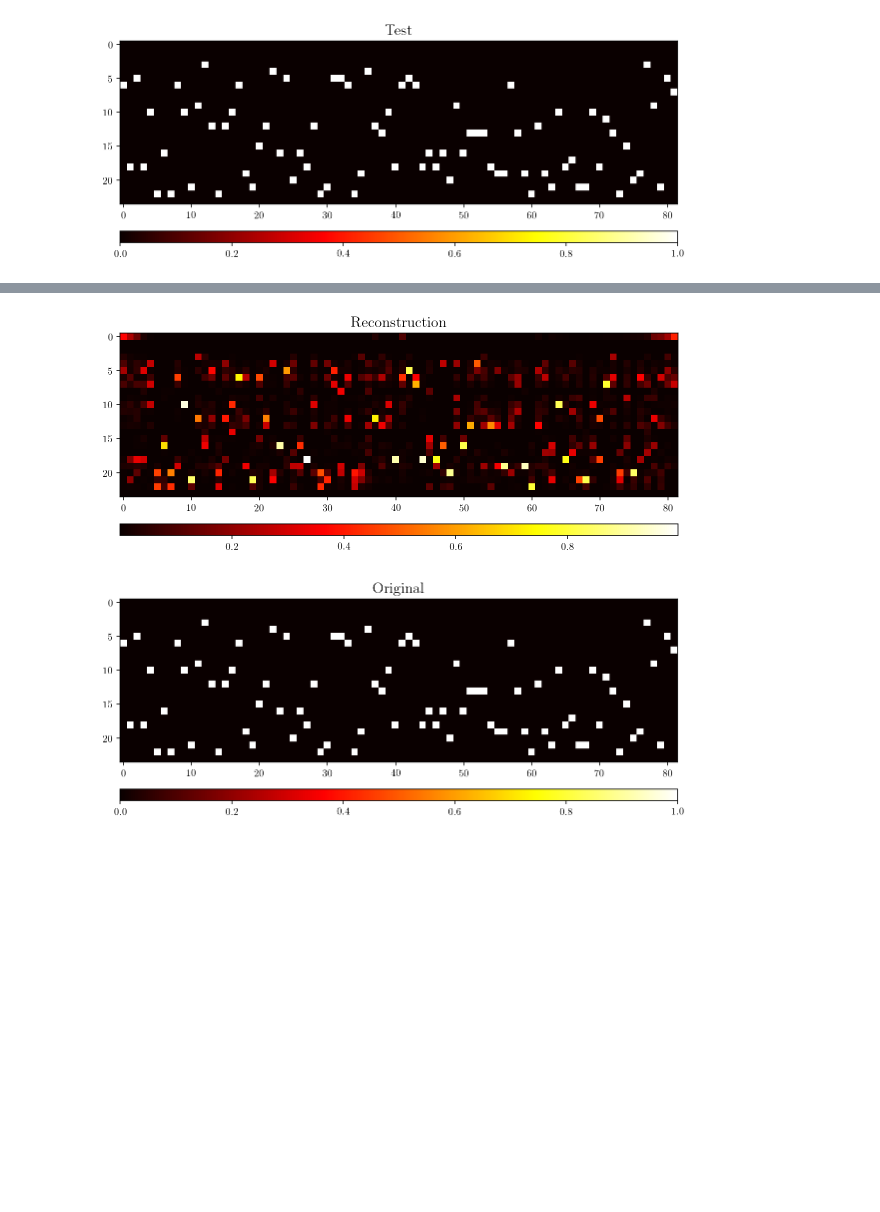
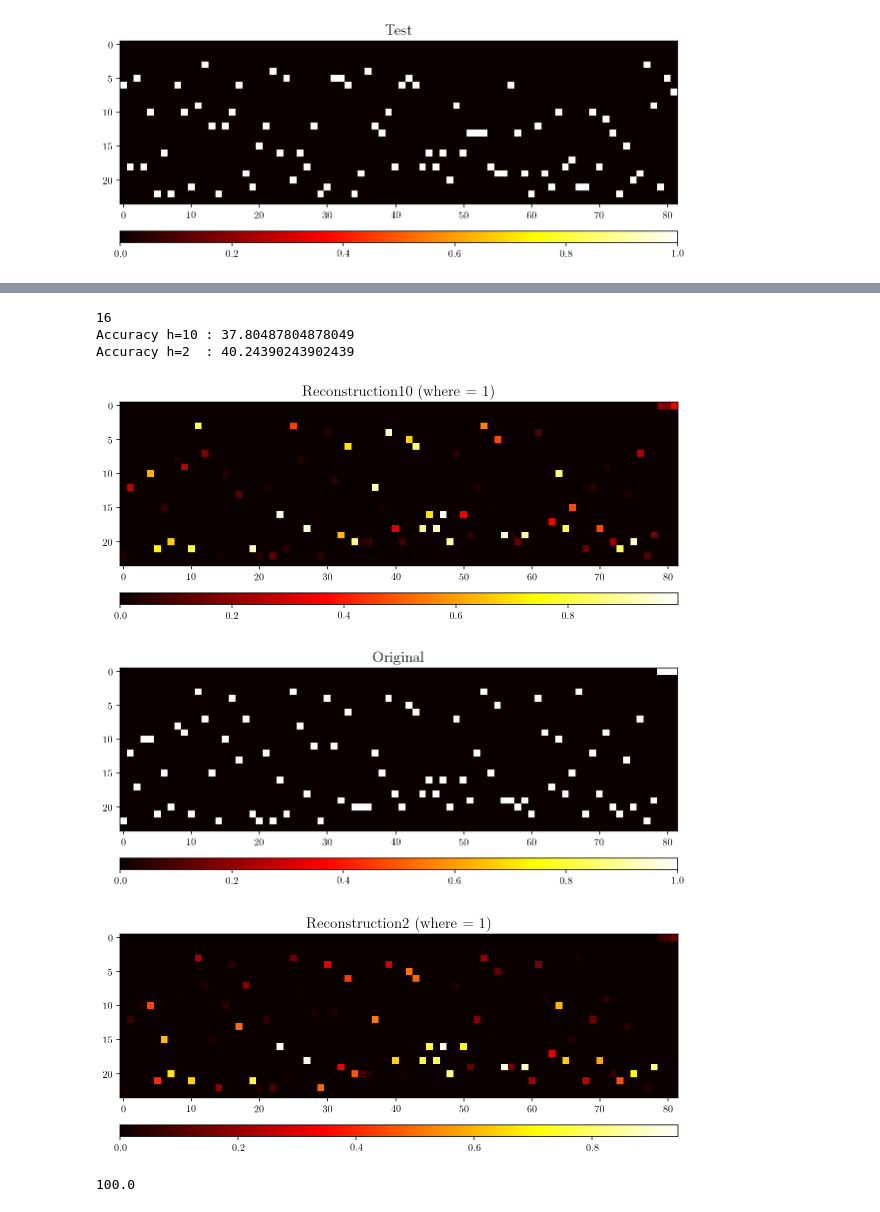
Before and after one commit to bdura/pgm-project, a Jupyter notebook: notebooks/Visualization.ipynb, the cells around one changed output, grey strips where cells are left out. Cells and saved outputs as stored; diff of their text form; code cells hidden in the pictures; blank space fills up the shorter version.

```diff
--- a/notebooks/Visualization.ipynb
+++ b/notebooks/Visualization.ipynb
@@ -46,3 +48,6 @@ model.load_state_dict(torch.load(MODELS_PATH + 'wae.weights', map_location='cpu'
+# %%
+model2 = proteins.WassersteinAutoEncoder(ksi=10., hidden_dimension=2)
+model2.load_state_dict(torch.load(MODELS_PATH + 'wae.weights', map_location='cpu'))
 # %% [markdown]
 # Dataset
 # %%
@@ -57,6 +60,11 @@ prot.plot_sequence(title='Test', save=GRAPHICS_PATH+'test-visualization.pdf')
 [figure]
 # %%
 with torch.no_grad():
-    reconstruction, latent = model(torch.Tensor(complete_set[:100]))
+    reconstruction, latent = model(torch.Tensor(complete_set))
+# %%
+with torch.no_grad():
+    reconstruction2, latent2 = model2(torch.Tensor(complete_set))
 # %%
 reconstruction = np.array(reconstruction)
+# %%
+reconstruction2 = np.array(reconstruction2)
@@ -63,13 +89,34 @@ reconstruction = np.array(reconstruction)
 # %%
 i = -1
-# %%
-i += 1
-
-prot = visualization.Protein(complete_set[i])
-recon = visualization.Protein(reconstruction[i])
-
-recon.plot_sequence(title='Reconstruction')
-prot.plot_sequence(title='Original')
-# %% [output]
-[figure, removed]
-[figure, removed]
+# %%
+i += 1
+
+print(i)
+
+prot = visualization.Protein(complete_set[i])
+recon = visualization.Protein(reconstruction[i])
+recon2 = visualization.Protein(reconstruction2[i])
+
+accuracy = (recon.array.argmax(axis=0) == prot.array.argmax(axis=0)).sum() * 100 / 82
+accuracy2 = (recon2.array.argmax(axis=0) == prot.array.argmax(axis=0)).sum() * 100 / 82
+
+recon.array[prot.array == 0] = 0
+recon2.array[prot.array == 0] = 0
+
+print('Accuracy h=10 : {acc}'.format(acc=accuracy))
+print('Accuracy h=2  : {acc}'.format(acc=accuracy2))
+
+recon.plot_sequence(title='Reconstruction10 (where = 1)')
+prot.plot_sequence(title='Original')
+recon2.plot_sequence(title='Reconstruction2 (where = 1)')
+# %% [output]
+16
+Accuracy h=10 : 37.80487804878049
+Accuracy h=2  : 40.24390243902439
+[figure, added]
+[figure, added]
+[figure, added]
+# %%
+(recon2.array.argmax(axis=0) == prot.array.argmax(axis=0)).sum() * 100 / 82
+# %% [output]
+100.0
```
Also changed, not shown: parts of 5 cells of this notebook.
